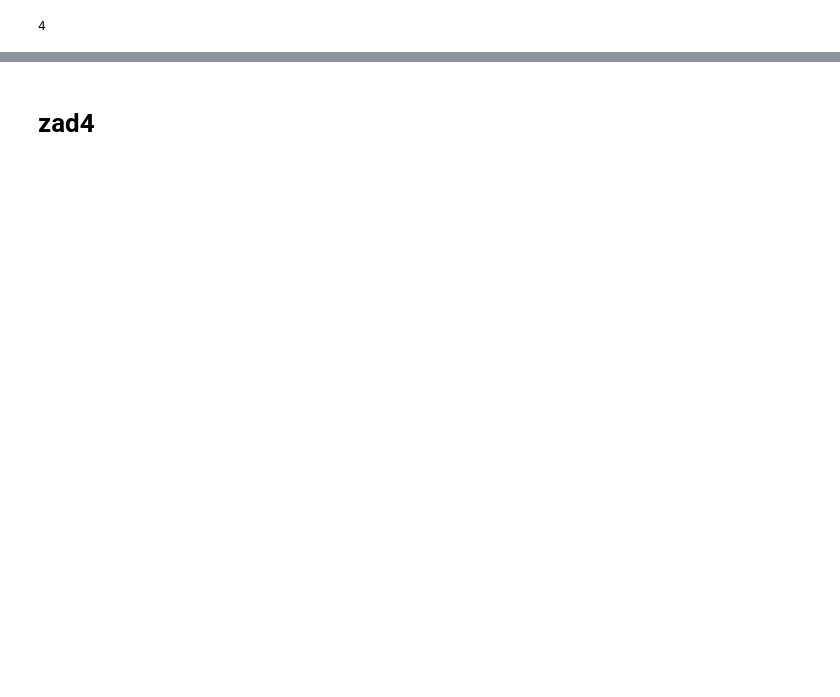
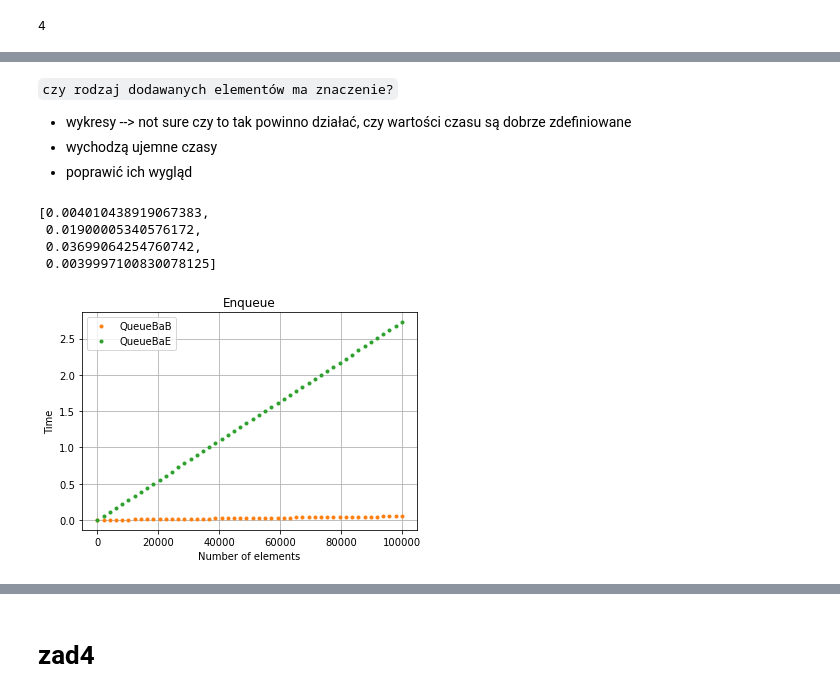
Before and after one commit to maggszy/date_algorithm, a Jupyter notebook: list4/trialll.ipynb, the cells around one changed output, grey strips where cells are left out. Cells and saved outputs as stored; diff of their text form; code cells hidden in the pictures; blank space fills up the shorter version.

```diff
--- a/list4/trialll.ipynb
+++ b/list4/trialll.ipynb
@@ -52,7 +52,7 @@ class QueueBaE(object):
         self.list_of_items.insert(0,item)
 
     def dequeue(self):
-        return self.list_of_items.pop(0)
+        return self.list_of_items.pop()
 
     def is_empty(self):
         return self.list_of_items==[]
@@ -82,0 +89,5 @@ True
+# %% [markdown]
+`czy rodzaj dodawanych elementów ma znaczenie?`
+- wykresy --> not sure czy to tak powinno działać, czy wartości czasu są dobrze zdefiniowane
+- wychodzą ujemne czasy
+- poprawić ich wygląd
@@ -82,0 +120,34 @@ True
+# %%
+time_measure(10000)
+# %% [output]
+[0.004010438919067383,
+ 0.01900005340576172,
+ 0.03699064254760742,
+ 0.0039997100830078125]
+# %%
+def compare_enqueue(n): #number of elements
+
+    xb=np.linspace(0,n)
+    timeb=np.linspace(0,time_measure(n)[0])
+    xe=np.linspace(0,n)
+    timee=np.linspace(0,time_measure(n)[1])
+
+
+    plt.plot(xb,timeb, 'C1.',label='QueueBaB')
+    plt.xlabel('Number of elements')
+    plt.ylabel('Time')
+    plt.title("Enqueue")
+
+    plt.plot(xe,timee, 'C2.', label='QueueBaE')
+    plt.xlabel('Number of elements')
+    plt.ylabel('Time')
+    plt.title("Enqueue")
+
+
+    plt.legend()
+    plt.grid()
+    plt.show()
+# %%
+compare_enqueue(100000)
+# %% [output]
+[figure, added]
```
Also changed, not shown: parts of 18 cells of this notebook, 2 other files.
